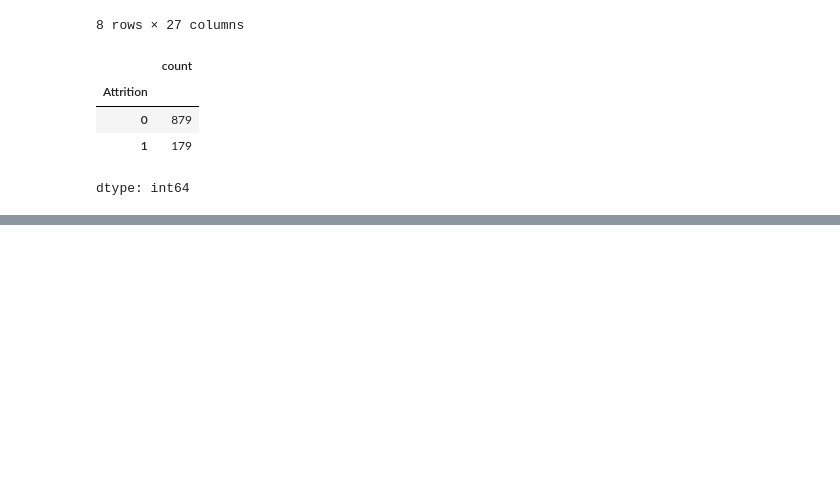
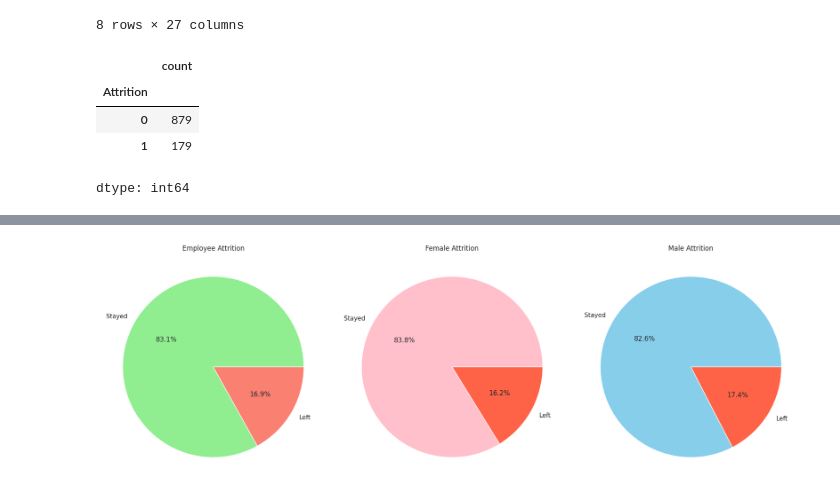
Before and after one commit to karanBx/EmployeeAttrition, a Jupyter notebook: EmployeeLeave.ipynb, the cells around one changed output, grey strips where cells are left out. Drawn from its saved outputs; the diff is of its cells as text; code cells hidden in the pictures; blank space fills up the shorter version.

```diff
--- a/EmployeeLeave.ipynb
+++ b/EmployeeLeave.ipynb
@@ -139,0 +173,37 @@ df.corr()
+# %%
+#Visualising Attrition dependency on Employee's Gender
+
+# Grouping data for overall attrition
+att1 = data.groupby('Attrition', as_index=False)['Age'].count()
+att1['Count'] = att1['Age']
+att1.drop('Age', axis=1, inplace=True)
+
+# Grouping data for attrition by gender
+att2 = data.groupby(['Gender', 'Attrition'], as_index=False)['Age'].count()
+att2['Count'] = att2['Age']
+att2.drop('Age', axis=1, inplace=True)
+
+# Preparing data for pie charts
+overall_counts = att1['Count'].values
+female_counts = att2[att2['Gender'] == 'Female']['Count'].values
+male_counts = att2[att2['Gender'] == 'Male']['Count'].values
+
+# Creating pie charts
+fig, axes = plt.subplots(1, 3, figsize=(18, 6))
+
+# Overall Attrition
+axes[0].pie(overall_counts, labels=['Stayed', 'Left'], autopct='%1.1f%%', colors=['lightgreen', 'salmon'])
+axes[0].set_title('Employee Attrition')
+
+# Female Attrition
+axes[1].pie(female_counts, labels=['Stayed', 'Left'], autopct='%1.1f%%', colors=['pink', 'tomato'])
+axes[1].set_title('Female Attrition')
+
+# Male Attrition
+axes[2].pie(male_counts, labels=['Stayed', 'Left'], autopct='%1.1f%%', colors=['skyblue', 'tomato'])
+axes[2].set_title('Male Attrition')
+
+plt.tight_layout()
+plt.show()
+# %% [output]
+[figure, added]
```
Also changed, not shown: parts of 13 cells of this notebook.
